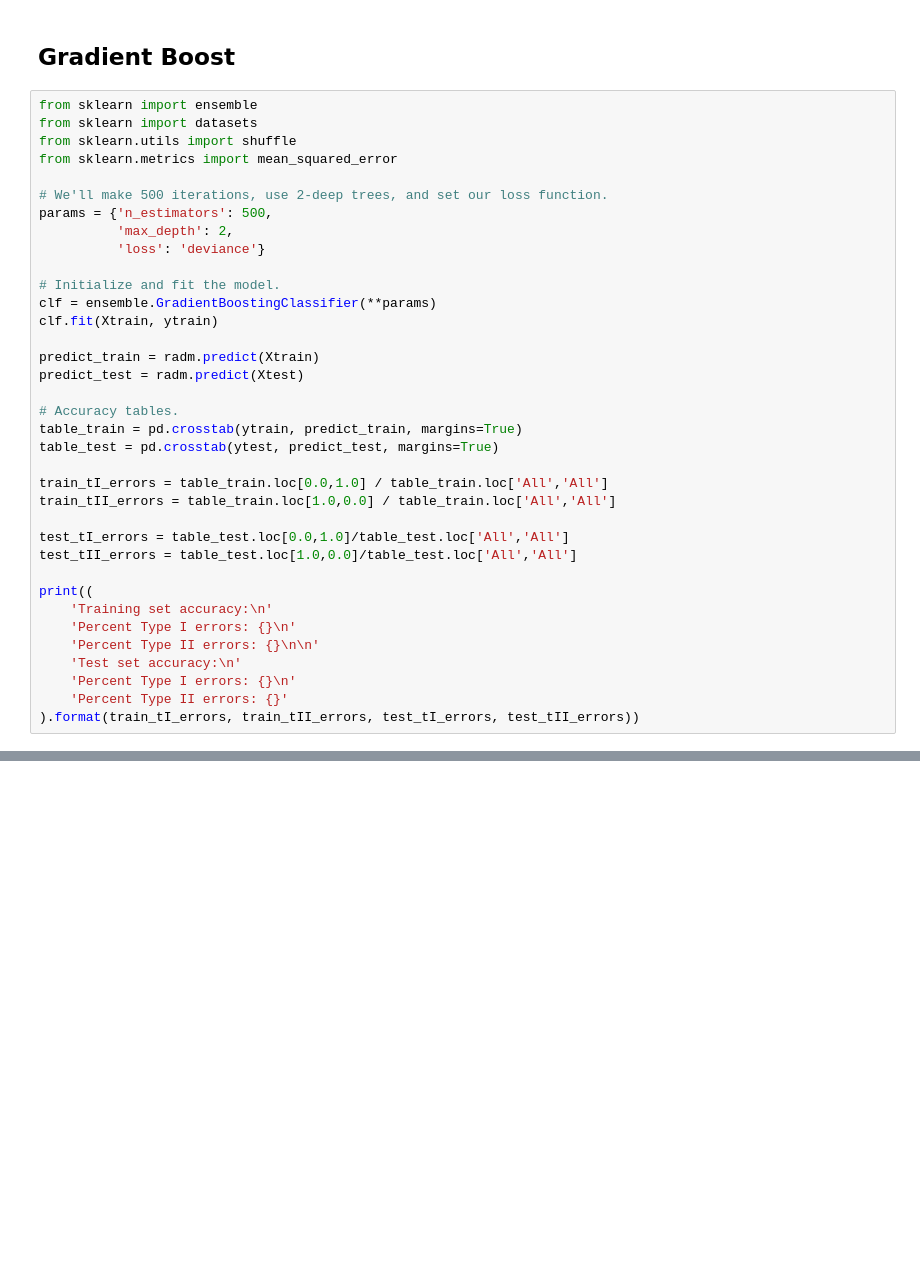
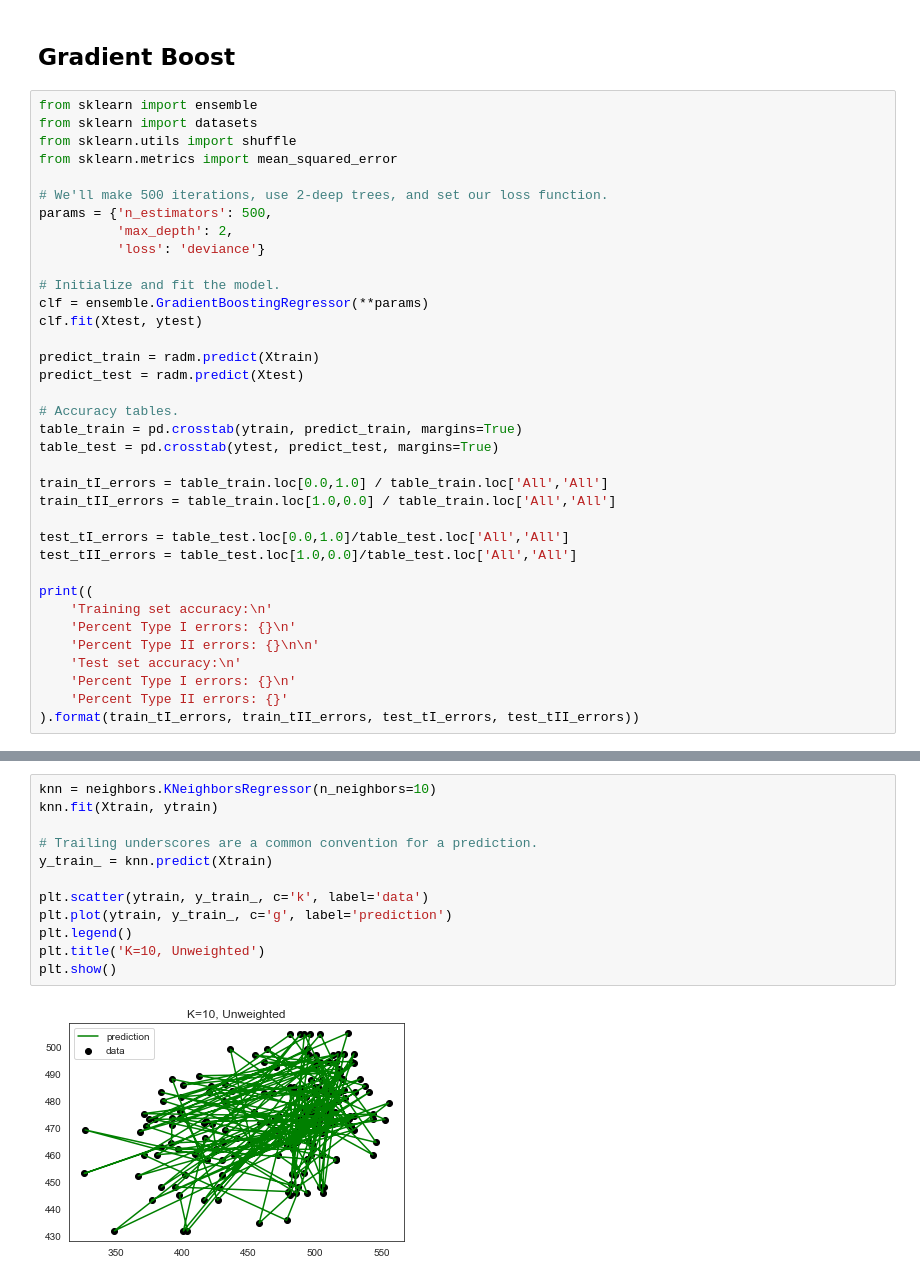
Before and after one commit to Heathocha/The-3-E-s, a Jupyter notebook: The 3 E's-Main.ipynb, the cells around one changed output, grey strips where cells are left out. Saved outputs shown, nothing was run; the diff lists cells and outputs as text; blank space fills up the shorter version.

```diff
--- a/The 3 E's-Main.ipynb
+++ b/The 3 E's-Main.ipynb
@@ -956,8 +935,8 @@ params = {'n_estimators': 500,
           'loss': 'deviance'}
 
 # Initialize and fit the model.
-clf = ensemble.GradientBoostingClassifier(**params)
-clf.fit(Xtrain, ytrain)
+clf = ensemble.GradientBoostingRegressor(**params)
+clf.fit(Xtest, ytest)
 
 predict_train = radm.predict(Xtrain)
 predict_test = radm.predict(Xtest)
@@ -1004,0 +981,14 @@ NotFittedError: This GradientBoostingClassifier instance is not fitted yet. Call
+# %%
+knn = neighbors.KNeighborsRegressor(n_neighbors=10)
+knn.fit(Xtrain, ytrain)
+
+# Trailing underscores are a common convention for a prediction.
+y_train_ = knn.predict(Xtrain)
+
+plt.scatter(ytrain, y_train_, c='k', label='data')
+plt.plot(ytrain, y_train_, c='g', label='prediction')
+plt.legend()
+plt.title('K=10, Unweighted')
+plt.show()
+# %% [output]
+[figure, added]
```
Also changed, not shown: parts of 24 cells of this notebook.
